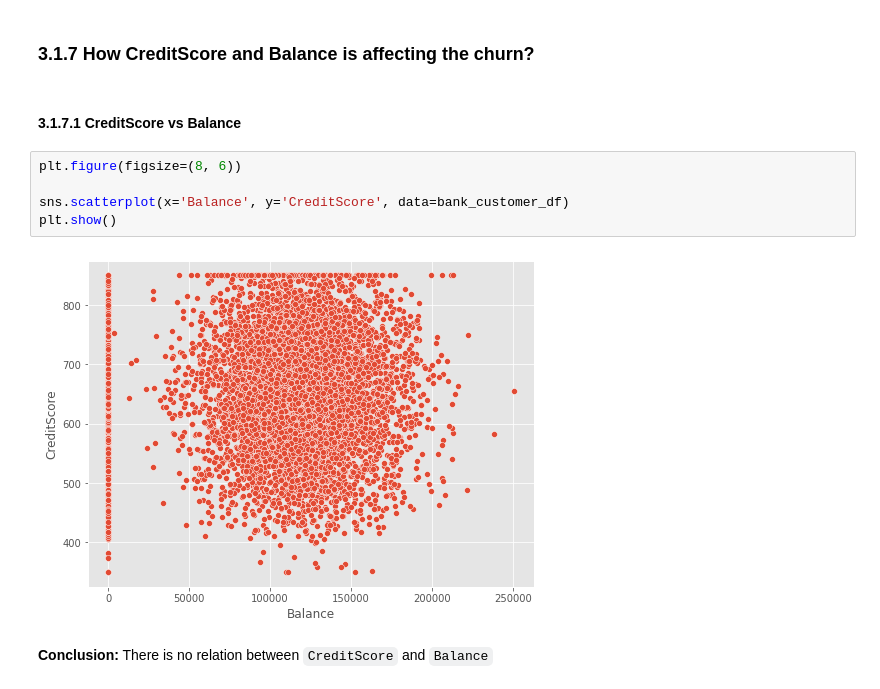
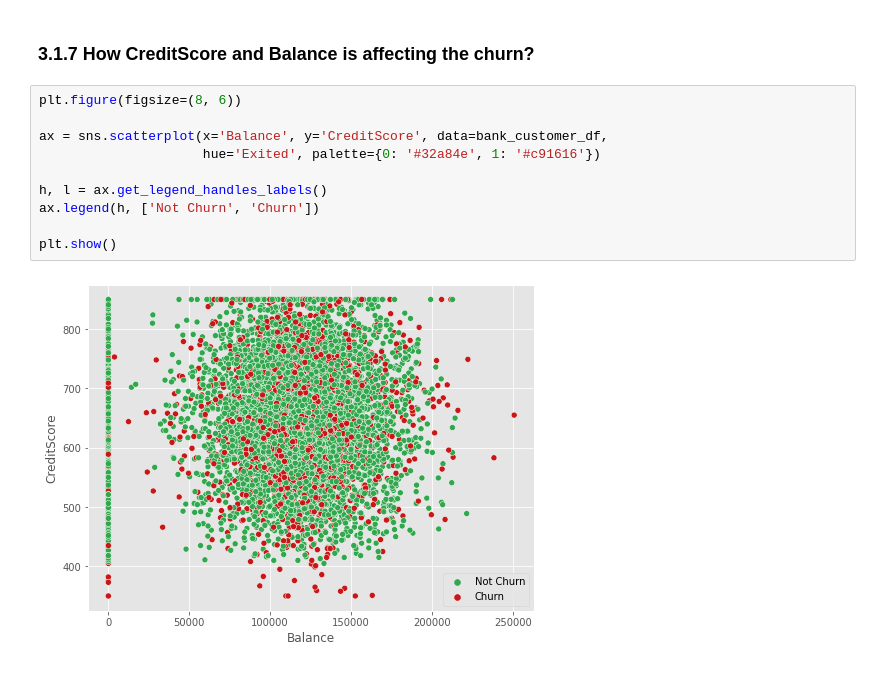
Before and after one commit to sank3t/Bank-Customer-Churn, a Jupyter notebook: EDA - Bank Customer Churn.ipynb, the cells around one changed output. Saved outputs shown, nothing was run; the diff lists cells and outputs as text.

```diff
--- a/EDA - Bank Customer Churn.ipynb
+++ b/EDA - Bank Customer Churn.ipynb
@@ -332,14 +332,15 @@ plt.show()
 * The median value of **CreditScore** for **Not Churn** is similar for all the countries
 # %% [markdown]
 ### 3.1.7 How CreditScore and Balance is affecting the churn?
-# %% [markdown]
-#### 3.1.7.1 CreditScore vs Balance
 # %%
 plt.figure(figsize=(8, 6))
 
-sns.scatterplot(x='Balance', y='CreditScore', data=bank_customer_df)
+ax = sns.scatterplot(x='Balance', y='CreditScore', data=bank_customer_df,
+                     hue='Exited', palette={0: '#32a84e', 1: '#c91616'})
+
+h, l = ax.get_legend_handles_labels()
+ax.legend(h, ['Not Churn', 'Churn'])
+
 plt.show()
 # %% [output]
-[figure, old version]
+[figure, new version]
-# %% [markdown]
-**Conclusion:** There is no relation between `CreditScore` and `Balance`
```
Also changed, not shown: parts of 4 cells of this notebook.
